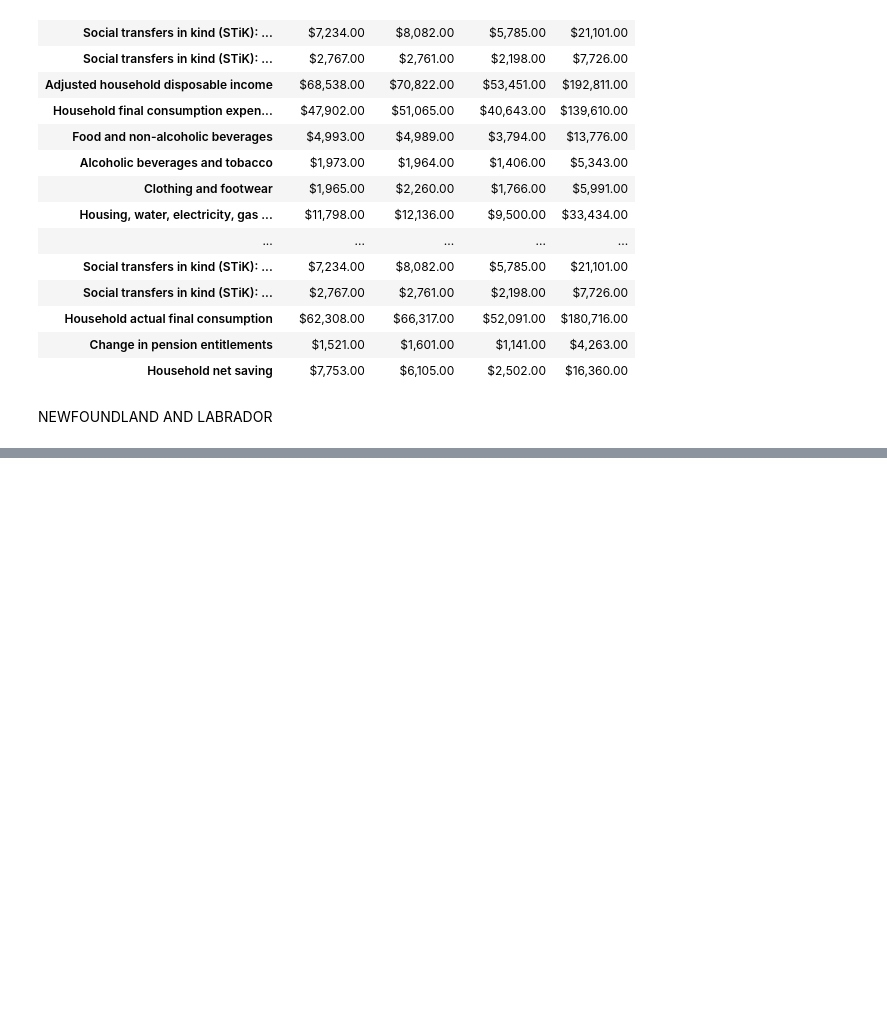
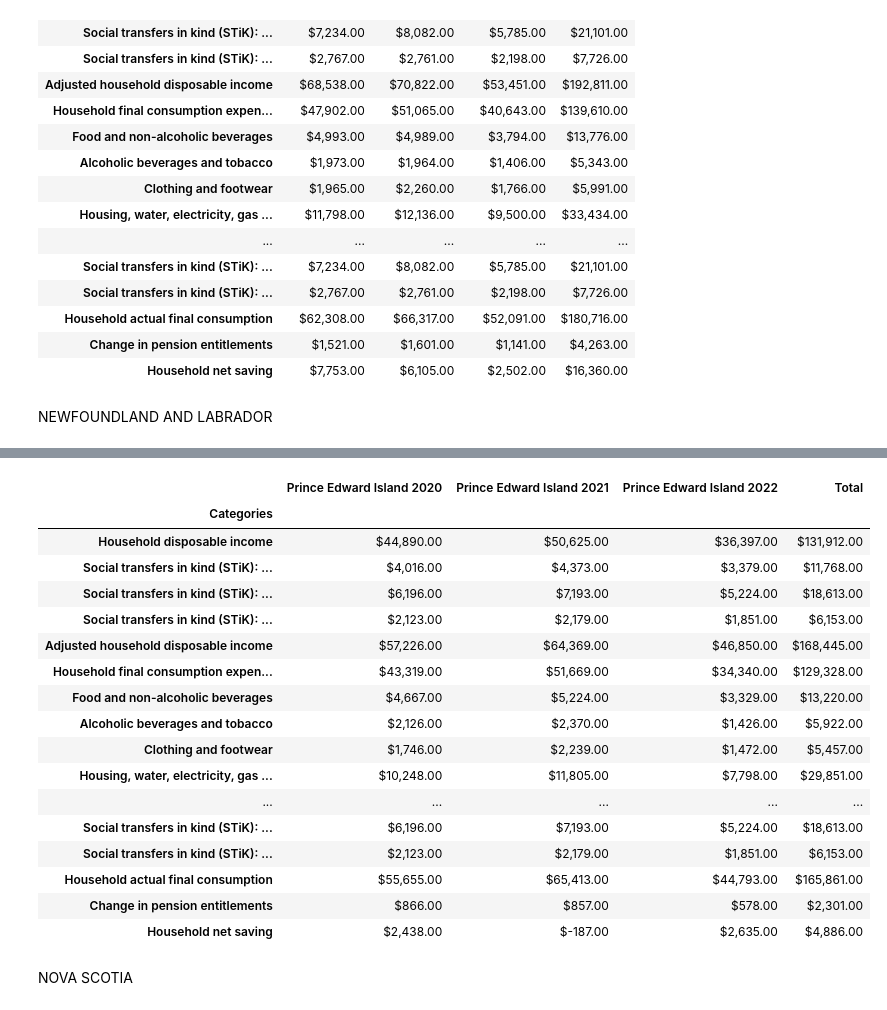
Before and after one commit to kristianrafuse/Canadian-Household-Finance-Study, a Jupyter notebook: Data Transformation.ipynb, the cells around one changed output, grey strips where cells are left out. Drawn from its saved outputs; the diff is of its cells as text; code cells hidden in the pictures; blank space fills up the shorter version.

```diff
--- a/Data Transformation.ipynb
+++ b/Data Transformation.ipynb
@@ -215,0 +218,16 @@ NL_peryear
+# %%
+#Select olny the columns with values for Canada
+PE_data = data_df.loc[:, ['Prince Edward Island 1',
+           'Prince Edward Island 1.1',
+           'Prince Edward Island 1.2',
+           'Prince Edward Island 1.3',
+           'Prince Edward Island 1.4',
+           'Prince Edward Island 1.5',
+           'Prince Edward Island 1.6',
+           'Prince Edward Island 1.7',
+           'Prince Edward Island 1.8',
+           'Prince Edward Island 1.9',
+           'Prince Edward Island 1.10']]
+
+
+PE_data.head()
@@ -215,0 +242,51 @@ NL_peryear
+# %%
+#Calculate the yearly values for every category
+PE_year = PE_data.drop(["Year Quartile"])
+
+# Replace commas with empty strings in the columns to be summed
+PE_year = PE_year.replace(',', '', regex=True)
+
+# Convert values in DataFrame to numeric: https://pandas.pydata.org/docs/reference/api/pandas.to_numeric.html
+PE_year = PE_year.apply(pd.to_numeric, errors='coerce', downcast="integer")
+
+# Sum the values for each row in the specified columns
+sum_col1 = PE_year.iloc[:, 0:4].sum(axis=1)
+sum_col2 = PE_year.iloc[:, 4:8].sum(axis=1)
+sum_col3 = PE_year.iloc[:, 8:11].sum(axis=1)
+
+# Create a new dataframe with the summed values
+PE_peryear = pd.DataFrame({'Prince Edward Island 2020': sum_col1, 'Prince Edward Island 2021': sum_col2, 'Prince Edward Island 2022': sum_col3})
+
+# Add a new column to the dataframe with the total sum of each row
+PE_peryear['Total'] = PE_peryear.sum(axis=1)
+
+# Format the numbers as currency: https://stackabuse.com/format-number-as-currency-string-in-python/
+def format_currency(num):
+    return "${:,.2f}".format(num)
+
+# Apply the function to the dataframe
+PE_peryear = PE_peryear.applymap(format_currency)
+
+# Display the resulting dataframe
+PE_peryear
+# %% [output]
+|  | Prince Edward Island 2020 | Prince Edward Island 2021 | Prince Edward Island 2022 | Total |
+| Categories |  |  |  |  |
+| Household disposable income | $44,890.00 | $50,625.00 | $36,397.00 | $131,912.00 |
+| Social transfers in kind (STiK): ... | $4,016.00 | $4,373.00 | $3,379.00 | $11,768.00 |
+| Social transfers in kind (STiK): ... | $6,196.00 | $7,193.00 | $5,224.00 | $18,613.00 |
+| Social transfers in kind (STiK): ... | $2,123.00 | $2,179.00 | $1,851.00 | $6,153.00 |
+| Adjusted household disposable income | $57,226.00 | $64,369.00 | $46,850.00 | $168,445.00 |
+| Household final consumption expen... | $43,319.00 | $51,669.00 | $34,340.00 | $129,328.00 |
+| Food and non-alcoholic beverages | $4,667.00 | $5,224.00 | $3,329.00 | $13,220.00 |
+| Alcoholic beverages and tobacco | $2,126.00 | $2,370.00 | $1,426.00 | $5,922.00 |
+| Clothing and footwear | $1,746.00 | $2,239.00 | $1,472.00 | $5,457.00 |
+| Housing, water, electricity, gas ... | $10,248.00 | $11,805.00 | $7,798.00 | $29,851.00 |
+| ... | ... | ... | ... | ... |
+| Social transfers in kind (STiK): ... | $6,196.00 | $7,193.00 | $5,224.00 | $18,613.00 |
+| Social transfers in kind (STiK): ... | $2,123.00 | $2,179.00 | $1,851.00 | $6,153.00 |
+| Household actual final consumption | $55,655.00 | $65,413.00 | $44,793.00 | $165,861.00 |
+| Change in pension entitlements | $866.00 | $857.00 | $578.00 | $2,301.00 |
+| Household net saving | $2,438.00 | $-187.00 | $2,635.00 | $4,886.00 |
+# %% [markdown]
+NOVA SCOTIA
```
Also changed, not shown: parts of 34 cells of this notebook.
